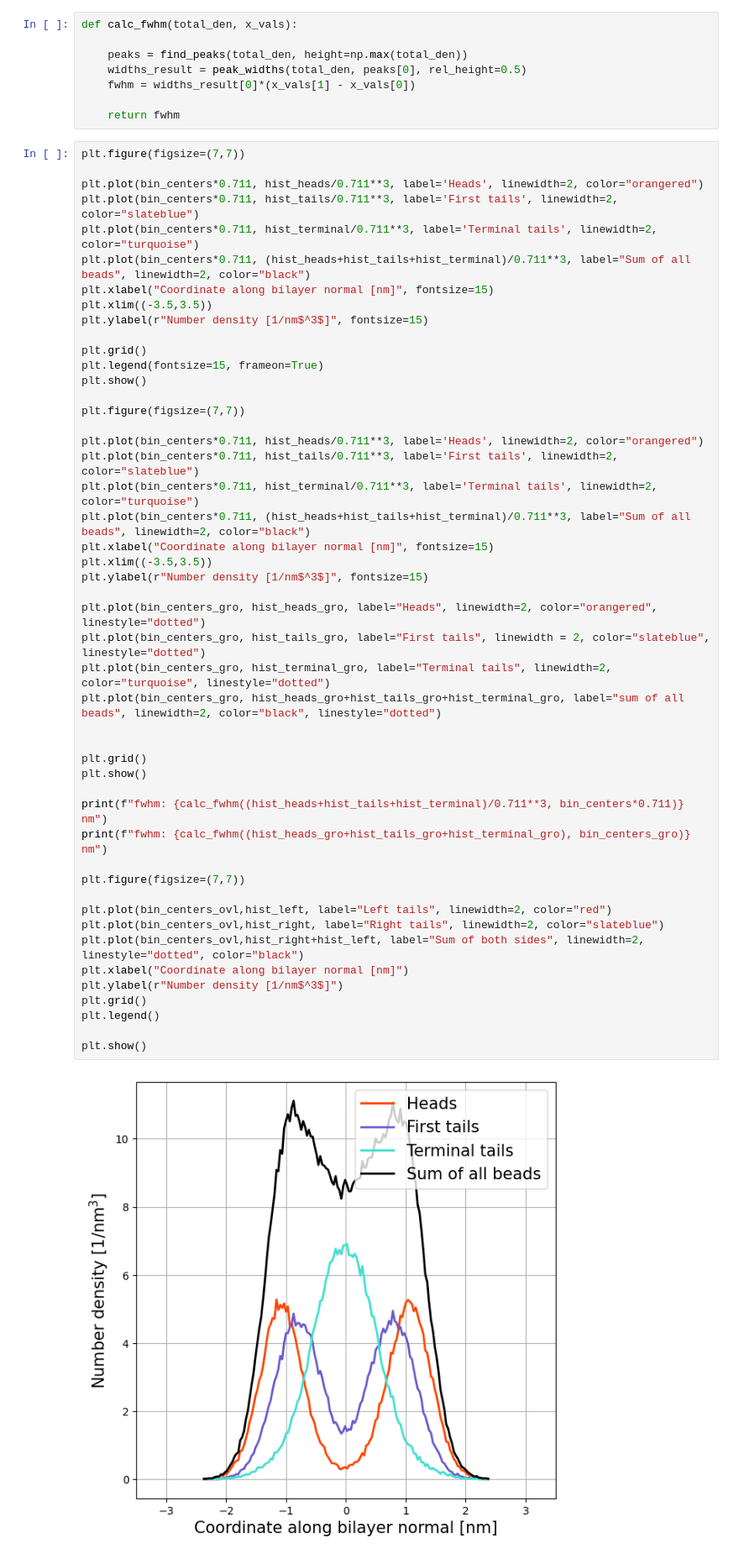
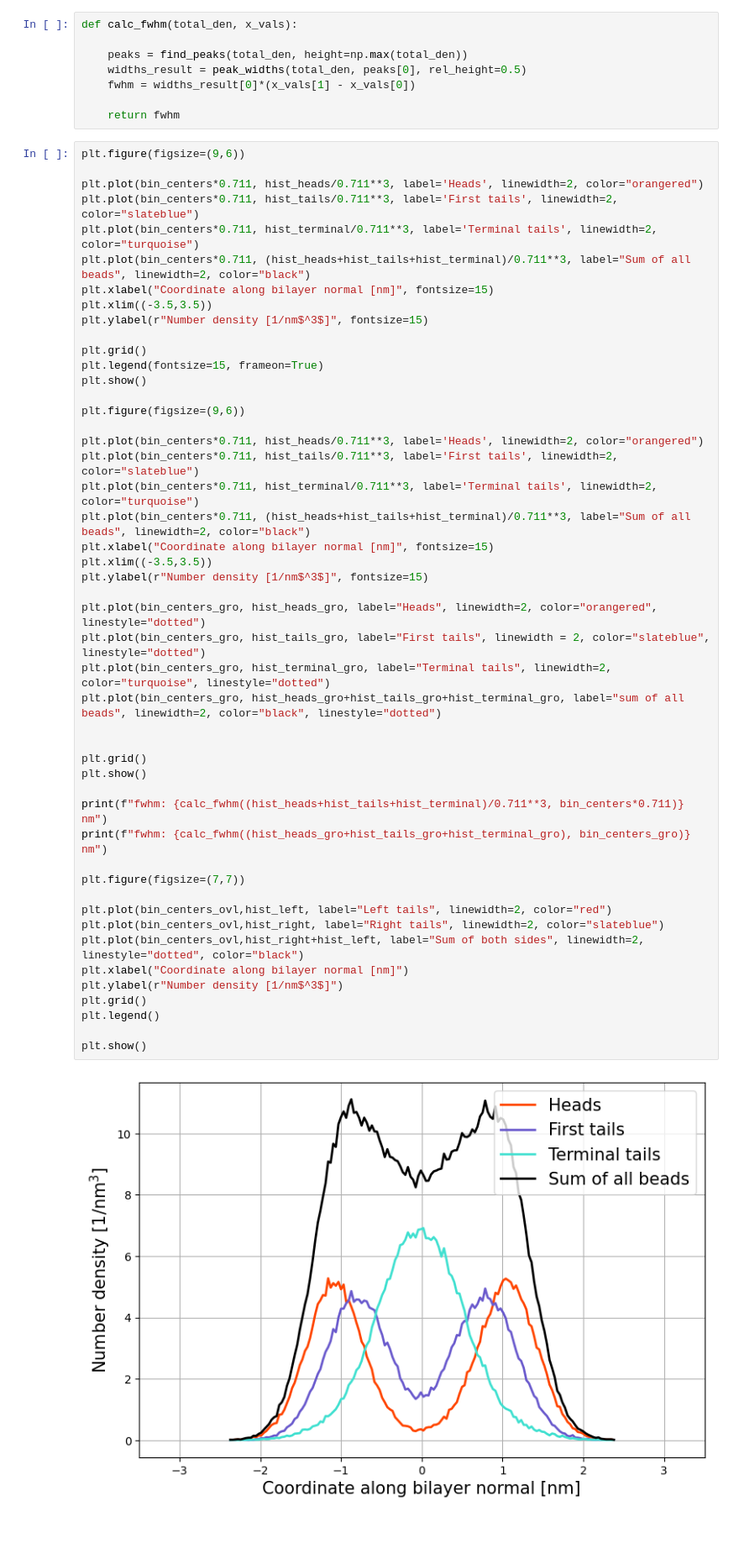
Before and after one commit to G-Scherer/dpd_simulation, a Jupyter notebook: lipid_self_assembly/analysis/analysis_T_08.ipynb, the cells around one changed output. Shown at 84% size. Saved outputs shown, nothing was run; the diff lists cells and outputs as text; blank space fills up the shorter version.

```diff
--- a/lipid_self_assembly/analysis/analysis_T_08.ipynb
+++ b/lipid_self_assembly/analysis/analysis_T_08.ipynb
@@ -421,7 +421,7 @@ def calc_fwhm(total_den, x_vals):
 
     return fwhm
 # %%
-plt.figure(figsize=(7,7))
+plt.figure(figsize=(9,6))
 
 plt.plot(bin_centers*0.711, hist_heads/0.711**3, label='Heads', linewidth=2, color="orangered")
 plt.plot(bin_centers*0.711, hist_tails/0.711**3, label='First tails', linewidth=2, color="slateblue")
@@ -435,38 +435,38 @@ plt.grid()
 plt.legend(fontsize=15, frameon=True)
 plt.show()
 
-plt.figure(figsize=(7,7))
+plt.figure(figsize=(9,6))
 
 plt.plot(bin_centers*0.711, hist_heads/0.711**3, label='Heads', linewidth=2, color="orangered")
 plt.plot(bin_centers*0.711, hist_tails/0.711**3, label='First tails', linewidth=2, color="slateblue")
 plt.plot(bin_centers*0.711, hist_terminal/0.711**3, label='Terminal tails', linewidth=2, color="turquoise")
 plt.plot(bin_centers*0.711, (hist_heads+hist_tails+hist_terminal)/0.711**3, label="Sum of all beads", linewidth=2, color="black")
 plt.xlabel("Coordinate along bilayer normal [nm]", fontsize=15)
 plt.xlim((-3.5,3.5))
 plt.ylabel(r"Number density [1/nm$^3$]", fontsize=15)
 
 plt.plot(bin_centers_gro, hist_heads_gro, label="Heads", linewidth=2, color="orangered", linestyle="dotted")
 plt.plot(bin_centers_gro, hist_tails_gro, label="First tails", linewidth = 2, color="slateblue", linestyle="dotted")
 plt.plot(bin_centers_gro, hist_terminal_gro, label="Terminal tails", linewidth=2, color="turquoise", linestyle="dotted")
 plt.plot(bin_centers_gro, hist_heads_gro+hist_tails_gro+hist_terminal_gro, label="sum of all beads", linewidth=2, color="black", linestyle="dotted")
 
 
 plt.grid()
 plt.show()
 
 print(f"fwhm: {calc_fwhm((hist_heads+hist_tails+hist_terminal)/0.711**3, bin_centers*0.711)} nm")
 print(f"fwhm: {calc_fwhm((hist_heads_gro+hist_tails_gro+hist_terminal_gro), bin_centers_gro)} nm")
 
 plt.figure(figsize=(7,7))
 
 plt.plot(bin_centers_ovl,hist_left, label="Left tails", linewidth=2, color="red")
 plt.plot(bin_centers_ovl,hist_right, label="Right tails", linewidth=2, color="slateblue")
 plt.plot(bin_centers_ovl,hist_right+hist_left, label="Sum of both sides", linewidth=2, linestyle="dotted", color="black")
 plt.xlabel("Coordinate along bilayer normal [nm]")
 plt.ylabel(r"Number density [1/nm$^3$]")
 plt.grid()
 plt.legend()
 
 plt.show()
 # %% [output]
-[figure, old version]
+[figure, new version]
```
Also changed, not shown: parts of 3 cells of this notebook, 12 other files.
